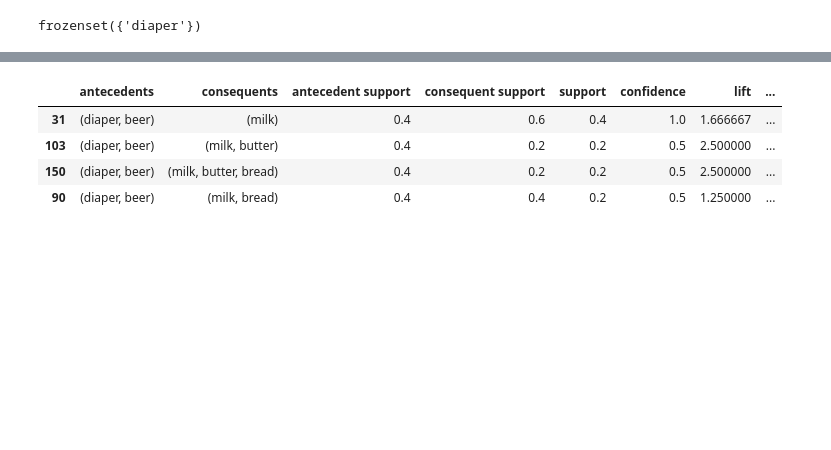
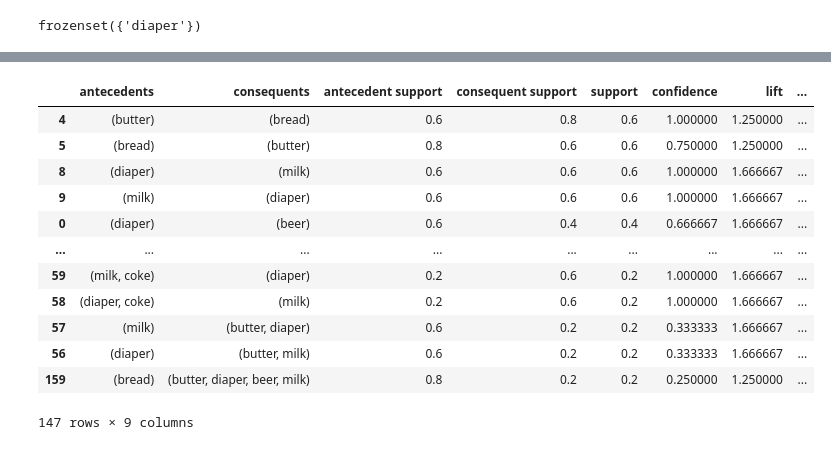
Before and after one commit to prasertcbs/scikitlearn_tutorial, a Jupyter notebook: notebook/market_basket_analysis_intro.ipynb, the cells around one changed output, grey strips where cells are left out. Saved outputs shown, nothing was run; the diff lists cells and outputs as text; code cells hidden in the pictures; blank space fills up the shorter version.

```diff
--- a/notebook/market_basket_analysis_intro.ipynb
+++ b/notebook/market_basket_analysis_intro.ipynb
@@ -356,0 +329,4 @@ frequent_itemsets[frequent_itemsets['itemsets'].apply(lambda s: len(s))==2]
+# %%
+url='https://github.com/prasertcbs/basic-dataset/raw/master/basket_items.csv'
+data=pd.read_csv(url)
+data[:5]
@@ -356,0 +340,3 @@ frequent_itemsets[frequent_itemsets['itemsets'].apply(lambda s: len(s))==2]
+# %%
+basket=data['items'].str.get_dummies('|').astype(pd.SparseDtype("bool"))
+basket[:5]
@@ -356,0 +374,10 @@ frequent_itemsets[frequent_itemsets['itemsets'].apply(lambda s: len(s))==2]
+# %%
+# metrices = ['support', 'confidence', 'lift', 'leverage', and 'conviction']
+
+metric='lift'
+# rules = association_rules(frequent_itemsets, metric = "support", min_threshold = .2)
+# rules = association_rules(frequent_itemsets, metric = "confidence", min_threshold = .5)
+rules = association_rules(frequent_itemsets, metric = metric, min_threshold = 1)
+
+rules.sort_values('support', ascending = False, inplace = True)
+rules
@@ -380,9 +541,17 @@ rules[rules['antecedents']=={'diaper'}]
 # %%
-rules[rules['antecedents']=={'diaper', 'beer'}]
-# rules[rules['antecedents'] == {'beer', 'diaper'}]
+# not contains at least (diaper AND beer) OR others
+rules[~rules['antecedents'].str.join(',').str.contains('(?=.*beer)(?=.*diaper)')]
 # %% [output]
 |  | antecedents | consequents | antecedent support | consequent support | support | confidence | lift | ... |
-| 31 | (diaper, beer) | (milk) | 0.4 | 0.6 | 0.4 | 1.0 | 1.666667 | ... |
-| 103 | (diaper, beer) | (milk, butter) | 0.4 | 0.2 | 0.2 | 0.5 | 2.500000 | ... |
-| 150 | (diaper, beer) | (milk, butter, bread) | 0.4 | 0.2 | 0.2 | 0.5 | 2.500000 | ... |
-| 90 | (diaper, beer) | (milk, bread) | 0.4 | 0.4 | 0.2 | 0.5 | 1.250000 | ... |
+| 4 | (butter) | (bread) | 0.6 | 0.8 | 0.6 | 1.000000 | 1.250000 | ... |
+| 5 | (bread) | (butter) | 0.8 | 0.6 | 0.6 | 0.750000 | 1.250000 | ... |
+| 8 | (diaper) | (milk) | 0.6 | 0.6 | 0.6 | 1.000000 | 1.666667 | ... |
+| 9 | (milk) | (diaper) | 0.6 | 0.6 | 0.6 | 1.000000 | 1.666667 | ... |
+| 0 | (diaper) | (beer) | 0.6 | 0.4 | 0.4 | 0.666667 | 1.666667 | ... |
+| ... | ... | ... | ... | ... | ... | ... | ... | ... |
+| 59 | (milk, coke) | (diaper) | 0.2 | 0.6 | 0.2 | 1.000000 | 1.666667 | ... |
+| 58 | (diaper, coke) | (milk) | 0.2 | 0.6 | 0.2 | 1.000000 | 1.666667 | ... |
+| 57 | (milk) | (butter, diaper) | 0.6 | 0.2 | 0.2 | 0.333333 | 1.666667 | ... |
+| 56 | (diaper) | (butter, milk) | 0.6 | 0.2 | 0.2 | 0.333333 | 1.666667 | ... |
+| 159 | (bread) | (butter, diaper, beer, milk) | 0.8 | 0.2 | 0.2 | 0.250000 | 1.250000 | ... |
+147 rows × 9 columns
```
Also changed, not shown: parts of 27 cells of this notebook.
